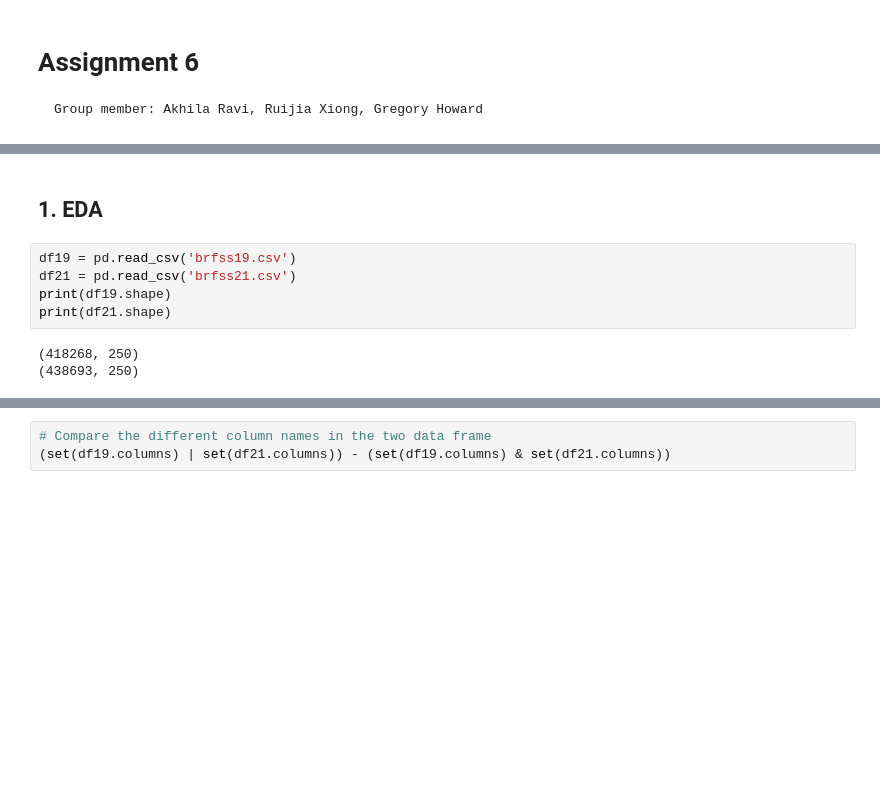
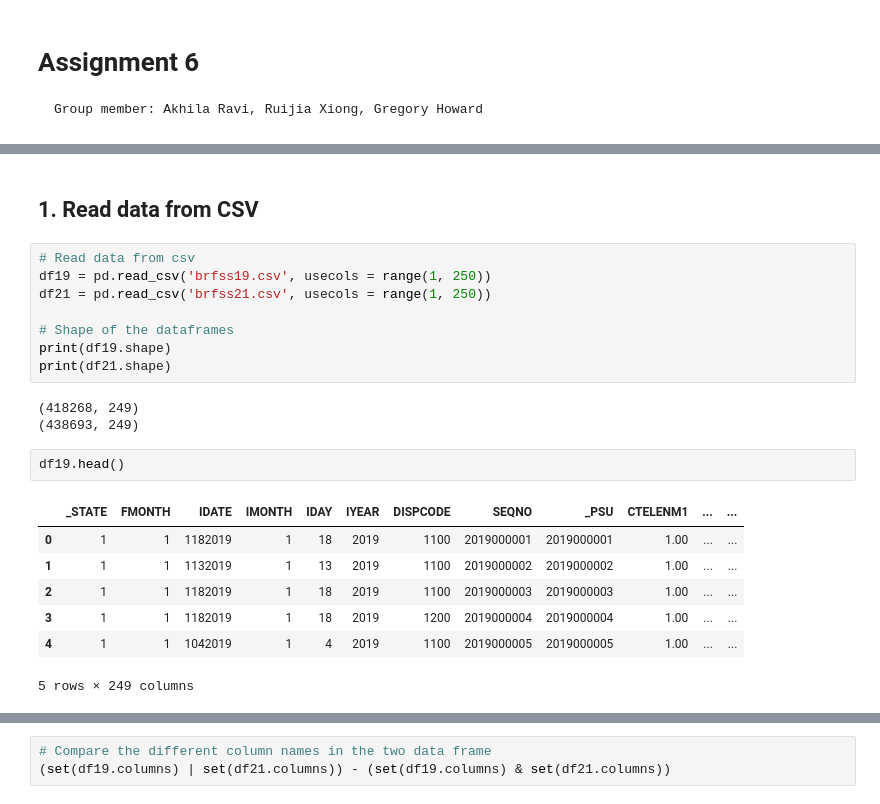
Before and after one commit to greghowa/CS6140-HW6, a Jupyter notebook: assignment6.ipynb, the cells around one changed output, grey strips where cells are left out. Saved outputs shown, nothing was run; the diff lists cells and outputs as text; blank space fills up the shorter version.

```diff
--- a/assignment6.ipynb
+++ b/assignment6.ipynb
@@ -7,10 +27,23 @@ import numpy as np
 # %% [markdown]
-## 1. EDA
+## 1. Read data from CSV
 # %%
-df19 = pd.read_csv('brfss19.csv')
-df21 = pd.read_csv('brfss21.csv')
+# Read data from csv
+df19 = pd.read_csv('brfss19.csv', usecols = range(1, 250))
+df21 = pd.read_csv('brfss21.csv', usecols = range(1, 250))
+
+# Shape of the dataframes
 print(df19.shape)
 print(df21.shape)
 # %% [output]
-(418268, 250)
-(438693, 250)
+(418268, 249)
+(438693, 249)
+# %%
+df19.head()
+# %% [output]
+|  | _STATE | FMONTH | IDATE | IMONTH | IDAY | IYEAR | DISPCODE | SEQNO | _PSU | CTELENM1 | ... | ... |
+| 0 | 1 | 1 | 1182019 | 1 | 18 | 2019 | 1100 | 2019000001 | 2019000001 | 1.00 | ... | ... |
+| 1 | 1 | 1 | 1132019 | 1 | 13 | 2019 | 1100 | 2019000002 | 2019000002 | 1.00 | ... | ... |
+| 2 | 1 | 1 | 1182019 | 1 | 18 | 2019 | 1100 | 2019000003 | 2019000003 | 1.00 | ... | ... |
+| 3 | 1 | 1 | 1182019 | 1 | 18 | 2019 | 1200 | 2019000004 | 2019000004 | 1.00 | ... | ... |
+| 4 | 1 | 1 | 1042019 | 1 | 4 | 2019 | 1100 | 2019000005 | 2019000005 | 1.00 | ... | ... |
+5 rows × 249 columns
```
Also changed, not shown: parts of 37 cells of this notebook.
